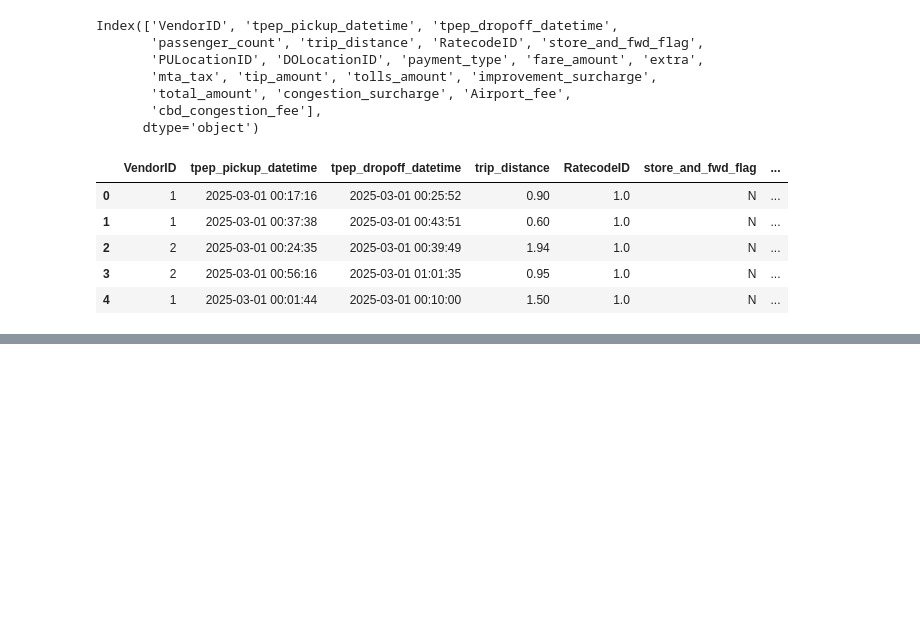
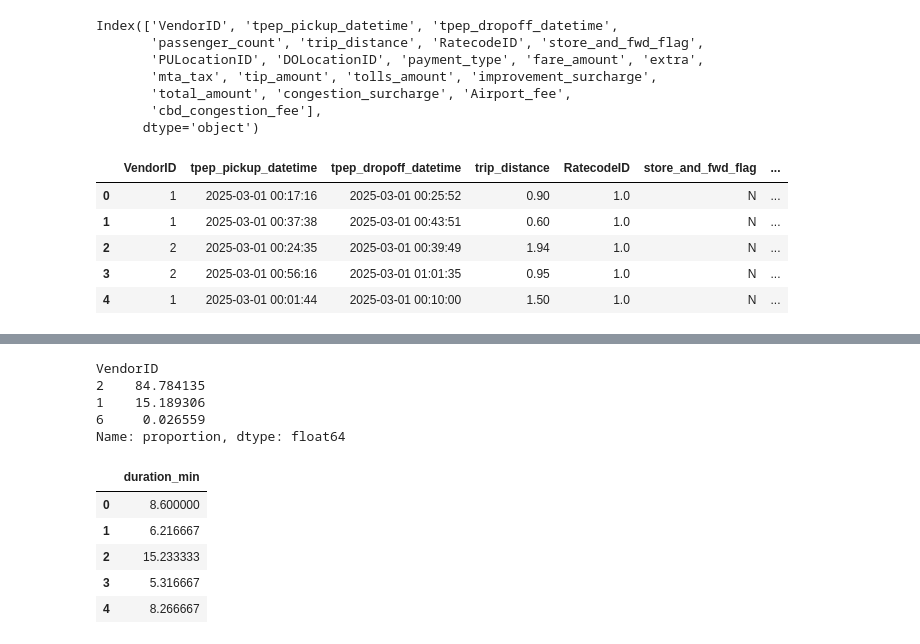
Before and after one commit to nastasiaoginska/New-York-Taxi-Analysis, a Jupyter notebook: Notebook.ipynb, the cells around one changed output, grey strips where cells are left out. Drawn from its saved outputs; the diff is of its cells as text; code cells hidden in the pictures; blank space fills up the shorter version.

```diff
--- a/Notebook.ipynb
+++ b/Notebook.ipynb
@@ -184,0 +223,21 @@ taxi_df.head()
+# %%
+taxi_df[taxi_df['RatecodeID'].isna()]['VendorID'].value_counts(normalize=True) * 100
+# %% [output]
+VendorID
+2    84.784135
+1    15.189306
+6     0.026559
+Name: proportion, dtype: float64
+# %%
+taxi_df['pickup_dt']  = pd.to_datetime(taxi_df['tpep_pickup_datetime'])
+taxi_df['dropoff_dt'] = pd.to_datetime(taxi_df['tpep_dropoff_datetime'])
+# %%
+taxi_df['duration_min'] = (taxi_df['dropoff_dt'] - taxi_df['pickup_dt']).dt.total_seconds() / 60
+taxi_df[['duration_min']].head()
+# %% [output]
+|  | duration_min |
+| 0 | 8.600000 |
+| 1 | 6.216667 |
+| 2 | 15.233333 |
+| 3 | 5.316667 |
+| 4 | 8.266667 |
```
Also changed, not shown: parts of 13 cells of this notebook.
